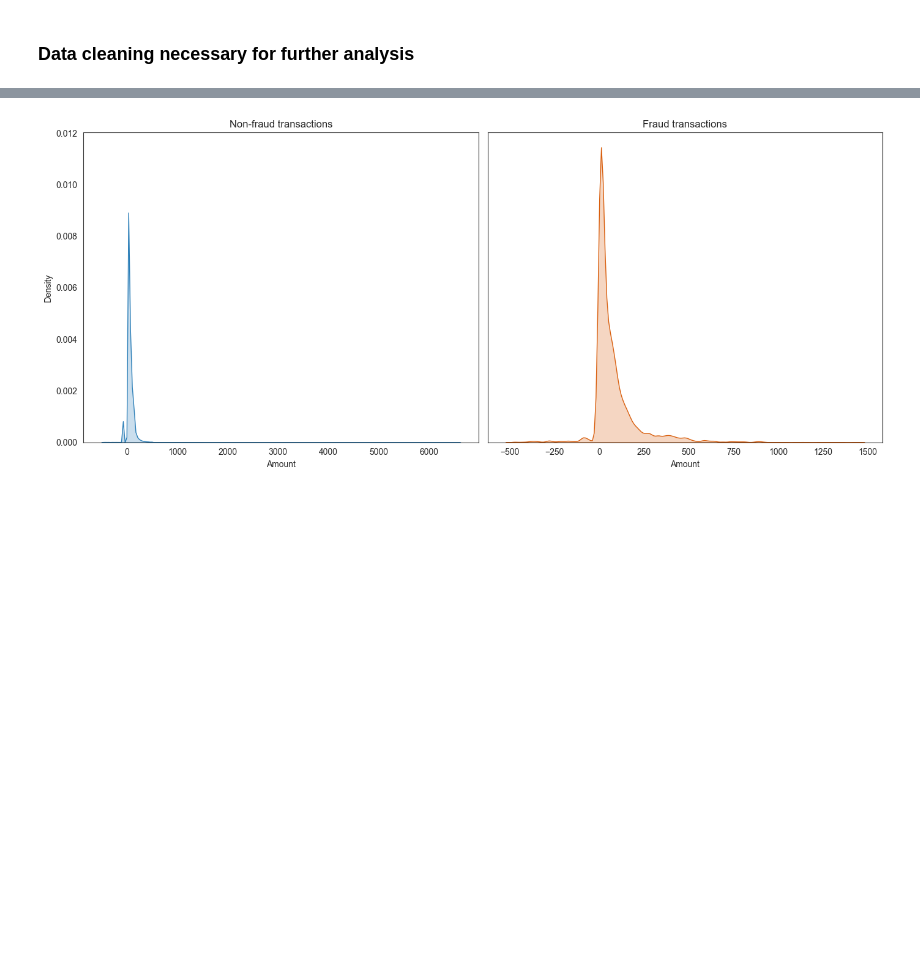
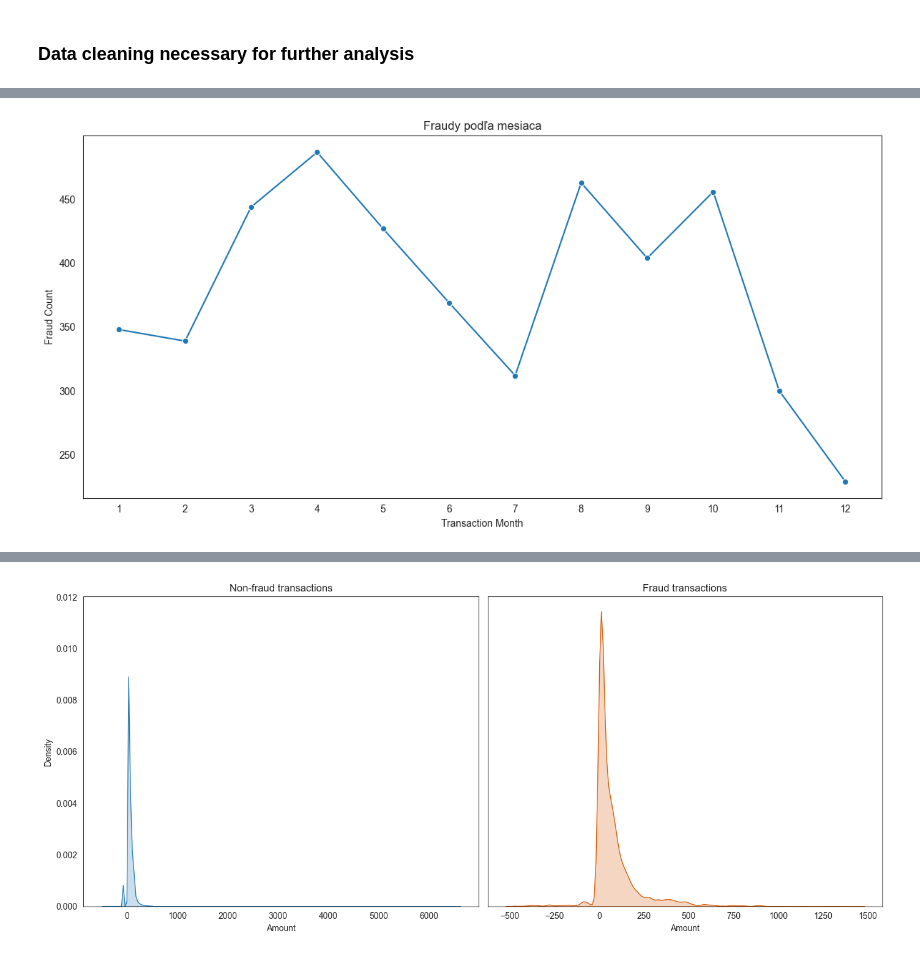
Before and after one commit to veronikasovic/fraud-decision-system, a Jupyter notebook: notebooks/exploration.ipynb, the cells around one changed output, grey strips where cells are left out. Cells and saved outputs as stored; diff of their text form; code cells hidden in the pictures; blank space fills up the shorter version.

```diff
--- a/notebooks/exploration.ipynb
+++ b/notebooks/exploration.ipynb
@@ -258,0 +412,26 @@ data.drop(columns=['Person', 'Card Number', 'CVV', "Birth Month", "Birth Year" ]
+# %%
+
+
+fraud_by_hour = (
+    data[data["Fraud"]]
+    .groupby("Transaction Month")
+    .size()
+    .reset_index(name="Fraud Count")
+)
+
+plt.figure(figsize=(12, 6))
+
+sns.lineplot(
+    data=fraud_by_hour,
+    x="Transaction Month",
+    y="Fraud Count",
+    marker="o"
+)
+
+plt.xticks(range(1, 13))
+plt.title("Fraudy podľa mesiaca")
+
+plt.tight_layout()
+plt.show()
+# %% [output]
+[figure, added]
```
Also changed, not shown: parts of 12 cells of this notebook, 1 other file.
